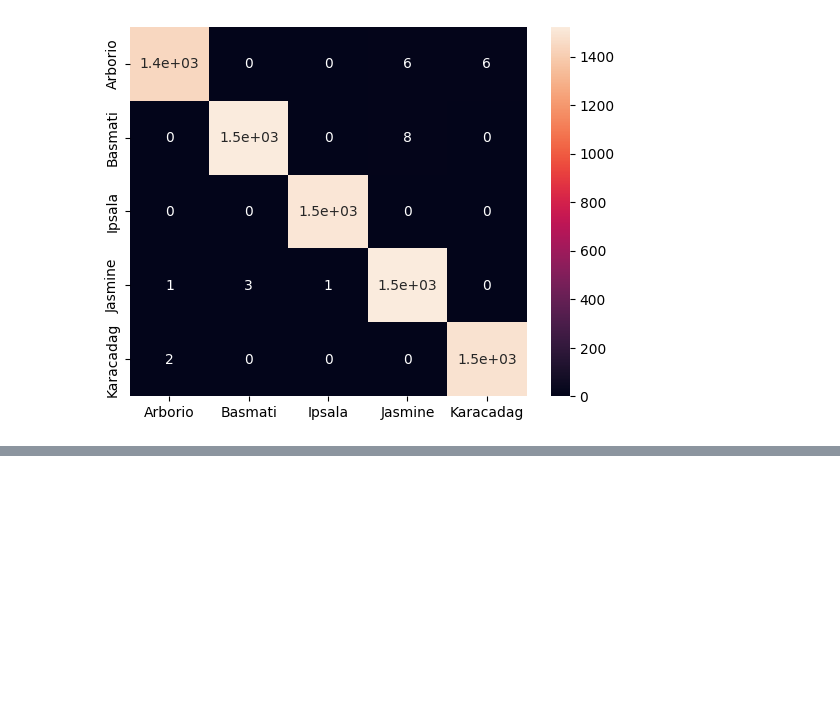
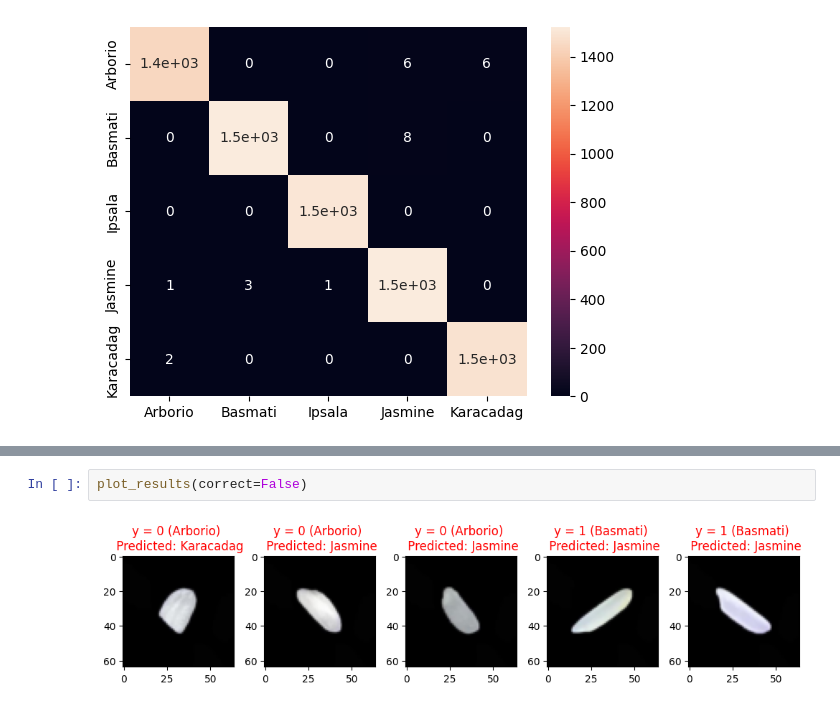
Before and after one commit to T0mLam/Rice-Image-Classification, a Jupyter notebook: main.ipynb, the cells around one changed output, grey strips where cells are left out. Drawn from its saved outputs; the diff is of its cells as text; blank space fills up the shorter version.

```diff
--- a/main.ipynb
+++ b/main.ipynb
@@ -277,0 +319,4 @@ plt.show()
+# %%
+plot_results(correct=False)
+# %% [output]
+[figure, added]
```
Also changed, not shown: parts of 8 cells of this notebook.
